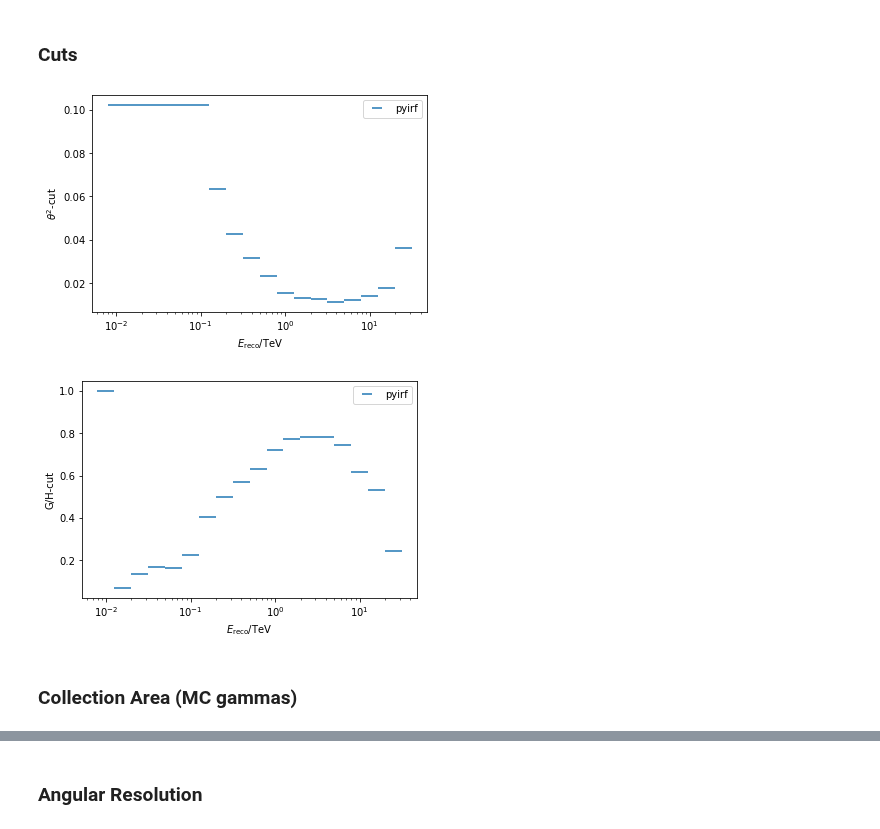
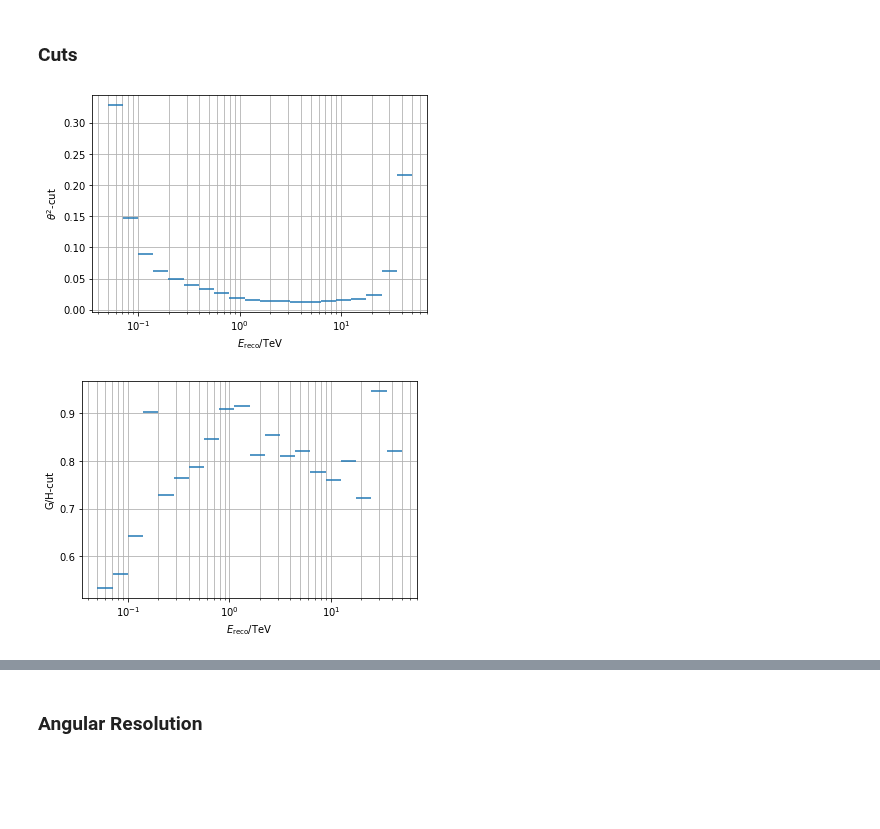
Before and after one commit to cta-observatory/cta-lstchain, a Jupyter notebook: notebooks/lst_sensitivity_pyirf.ipynb, the cells around one changed output, grey strips where cells are left out. Drawn from its saved outputs; the diff is of its cells as text; code cells hidden in the pictures; blank space fills up the shorter version.

```diff
--- a/notebooks/lst_sensitivity_pyirf.ipynb
+++ b/notebooks/lst_sensitivity_pyirf.ipynb
@@ -301,0 +308,3 @@ sensitivity_bins = np.logspace(np.log10(0.005),
+# %%
+signal=gammas
+background=protons
@@ -752,30 +640,0 @@ plt.show()
-# %%
-pyirf_file="pyirf_sensitivity.fits.gz"
-psf_table = QTable.read(pyirf_file, hdu='PSF_ON')[0]
-# select the only fov offset bin
-psf = psf_table['RPSF'].T[:, 0, :].to_value(1 / u.sr)
-
-offset_bins = np.append(psf_table['RAD_LO'], psf_table['RAD_HI'][-1])
-phi_bins = np.linspace(0, 2 * np.pi, 100)
-
-# Let's make a nice 2d representation of the radially symmetric PSF
-r, phi = np.meshgrid(offset_bins.to_value(u.deg), phi_bins)
-
-# look at a single energy bin
-# repeat values for each phi bin
-center = 0.5 * (psf_table['ENERG_LO'] + psf_table['ENERG_HI'])
-
-fig = plt.figure(figsize=(15, 5))
-axs = [fig.add_subplot(1, 3, i, projection='polar') for i in range(1, 4)]
-
-for bin_id, ax in zip([10, 20, 30], axs):
-    image = np.tile(psf[bin_id], (len(phi_bins) - 1, 1))
-
-    ax.set_title(f'PSF @ {center[bin_id]:.2f} TeV')
-    ax.pcolormesh(phi, r, image)
-    ax.set_ylim(0, 0.25)
-    ax.set_aspect(1)
-
-fig.tight_layout()
-
-plt.show()
@@ -784,40 +641,30 @@ plt.show()
 # %% [markdown]
 ### Cuts
 # %%
-theta_cut = QTable.read(pyirf_file, hdu='THETA_CUTS_OPT')[1:-1]
-
 plt.errorbar(
-    0.5 * (theta_cut['low'] + theta_cut['high']).to_value(u.TeV),
-    (theta_cut['cut']**2).to_value(u.deg**2),
-    xerr=0.5 * (theta_cut['high'] - theta_cut['low']).to_value(u.TeV),
+    0.5 * (theta_cuts['low'] + theta_cuts['high']).to_value(u.TeV),
+    (theta_cuts['cut']**2).to_value(u.deg**2),
+    xerr=0.5 * (theta_cuts['high'] - theta_cuts['low']).to_value(u.TeV),
     ls='',
-    label='pyirf',
     )
-
-plt.legend()
 plt.ylabel(r'$\theta^2$-cut')
 plt.xlabel(r'$E_\mathrm{reco} / \mathrm{TeV}$')
 plt.xscale('log')
+plt.grid(which="both")
 plt.show()
 # %% [output]
-[figure, old version]
+[figure, new version]
 # %%
-gh_cut = QTable.read(pyirf_file, hdu='GH_CUTS')[1:-1]
-
 plt.errorbar(
-    0.5 * (gh_cut['low'] + gh_cut['high']).to_value(u.TeV),
-    gh_cut['cut'],
-    xerr=0.5 * (gh_cut['high'] - gh_cut['low']).to_value(u.TeV),
+    0.5 * (gh_cuts['low'] + gh_cuts['high']).to_value(u.TeV),
+    gh_cuts['cut'],
+    xerr=0.5 * (gh_cuts['high'] - gh_cuts['low']).to_value(u.TeV),
     ls='',
-    label='pyirf',
     )
-
-plt.legend()
 plt.ylabel('G/H-cut')
 plt.xlabel(r'$E_\mathrm{reco} / \mathrm{TeV}$')
 plt.xscale('log')
+plt.grid(which="both")
 plt.show()
 # %% [output]
-[figure, old version]
+[figure, new version]
-# %% [markdown]
-### Collection Area (MC gammas)
```
Also changed, not shown: parts of 51 cells of this notebook.
